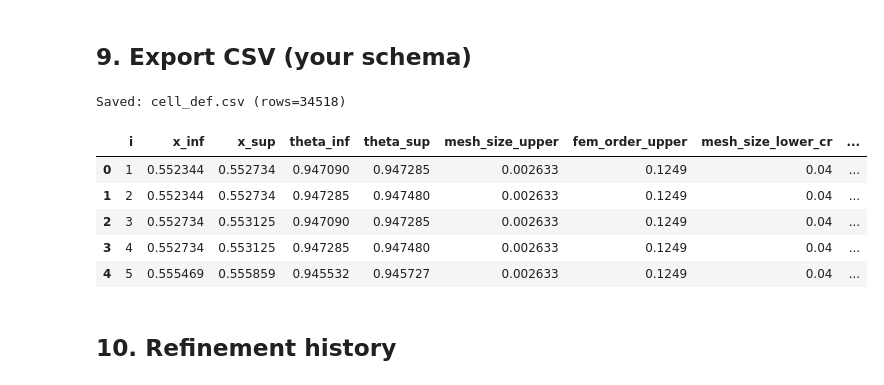
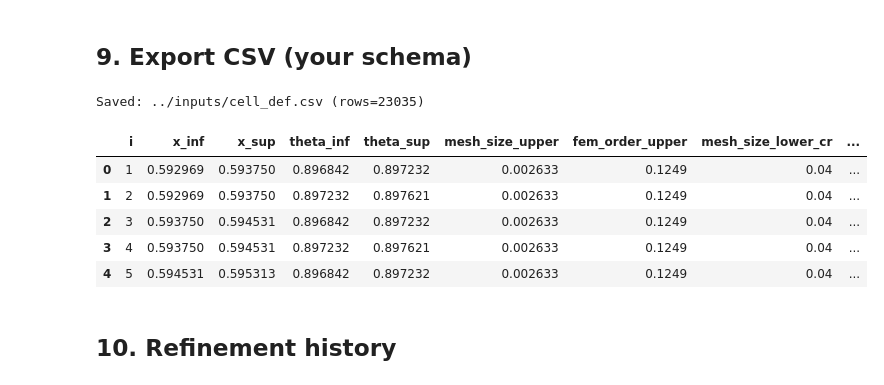
Before and after one commit to ryendo/LowerBoundsIneq, a Jupyter notebook: tools/maker_cell_def.ipynb, the cells around one changed output. Saved outputs shown, nothing was run; the diff lists cells and outputs as text; code cells hidden in the pictures.

Commit message:
input file updated

```diff
--- a/tools/maker_cell_def.ipynb
+++ b/tools/maker_cell_def.ipynb
@@ -583,41 +583,41 @@ def export_cells_user_schema(path_csv: str, cells_scored):
     for (cell, sc) in cells_scored:
         if not cell_intersects_Omega(cell):
             continue
         if exclude_eps_xy > 0.0 and cell_touches_excluded_ball(cell, exclude_eps_xy):
             continue
         rows.append({
             "i": idx_out,
             "x_inf": cell.xL,
             "x_sup": cell.xR,
             "theta_inf": cell.tL,
             "theta_sup": cell.tR,
             "mesh_size_upper": 0.002633,
             "fem_order_upper": 0.1249,
             "mesh_size_lower_cr": 0.04,
             "isLG": 1,
             "mesh_size_lower_LG": 0.1249,
-            "fem_order_lower_LG": 4,
+            "fem_order_lower_LG": 2,
         })
         idx_out += 1
 
     df_out = pd.DataFrame(rows, columns=[
         "i","x_inf","x_sup","theta_inf","theta_sup",
         "mesh_size_upper","fem_order_upper","mesh_size_lower_cr","isLG","mesh_size_lower_LG","fem_order_lower_LG"
     ])
     df_out.to_csv(path_csv, index=False)
     print(f"Saved: {path_csv} (rows={len(df_out)})")
     return df_out
 
-df_cells = export_cells_user_schema("cell_def.csv", cells_scored)
+df_cells = export_cells_user_schema("../inputs/cell_def.csv", cells_scored)
 df_cells.head()
 # %% [output]
-Saved: cell_def.csv (rows=34518)
+Saved: ../inputs/cell_def.csv (rows=23035)
 |  | i | x_inf | x_sup | theta_inf | theta_sup | mesh_size_upper | fem_order_upper | mesh_size_lower_cr | ... |
-| 0 | 1 | 0.552344 | 0.552734 | 0.947090 | 0.947285 | 0.002633 | 0.1249 | 0.04 | ... |
-| 1 | 2 | 0.552344 | 0.552734 | 0.947285 | 0.947480 | 0.002633 | 0.1249 | 0.04 | ... |
-| 2 | 3 | 0.552734 | 0.553125 | 0.947090 | 0.947285 | 0.002633 | 0.1249 | 0.04 | ... |
-| 3 | 4 | 0.552734 | 0.553125 | 0.947285 | 0.947480 | 0.002633 | 0.1249 | 0.04 | ... |
-| 4 | 5 | 0.555469 | 0.555859 | 0.945532 | 0.945727 | 0.002633 | 0.1249 | 0.04 | ... |
+| 0 | 1 | 0.592969 | 0.593750 | 0.896842 | 0.897232 | 0.002633 | 0.1249 | 0.04 | ... |
+| 1 | 2 | 0.592969 | 0.593750 | 0.897232 | 0.897621 | 0.002633 | 0.1249 | 0.04 | ... |
+| 2 | 3 | 0.593750 | 0.594531 | 0.896842 | 0.897232 | 0.002633 | 0.1249 | 0.04 | ... |
+| 3 | 4 | 0.593750 | 0.594531 | 0.897232 | 0.897621 | 0.002633 | 0.1249 | 0.04 | ... |
+| 4 | 5 | 0.594531 | 0.595313 | 0.896842 | 0.897232 | 0.002633 | 0.1249 | 0.04 | ... |
 # %% [markdown]
 ## 10. Refinement history
 # %%
```
Also changed, not shown: parts of 7 cells of this notebook, 24 other files.
